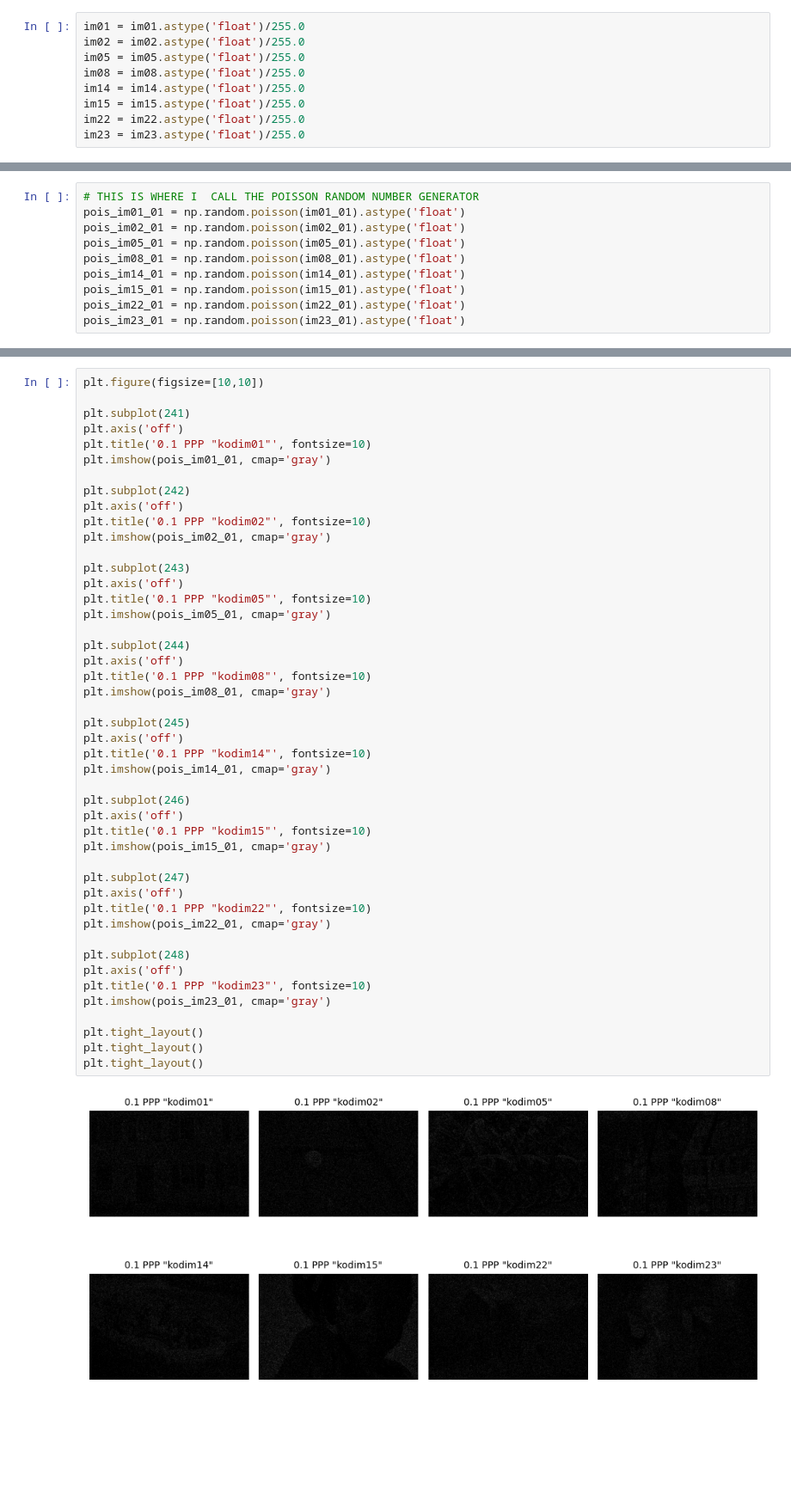
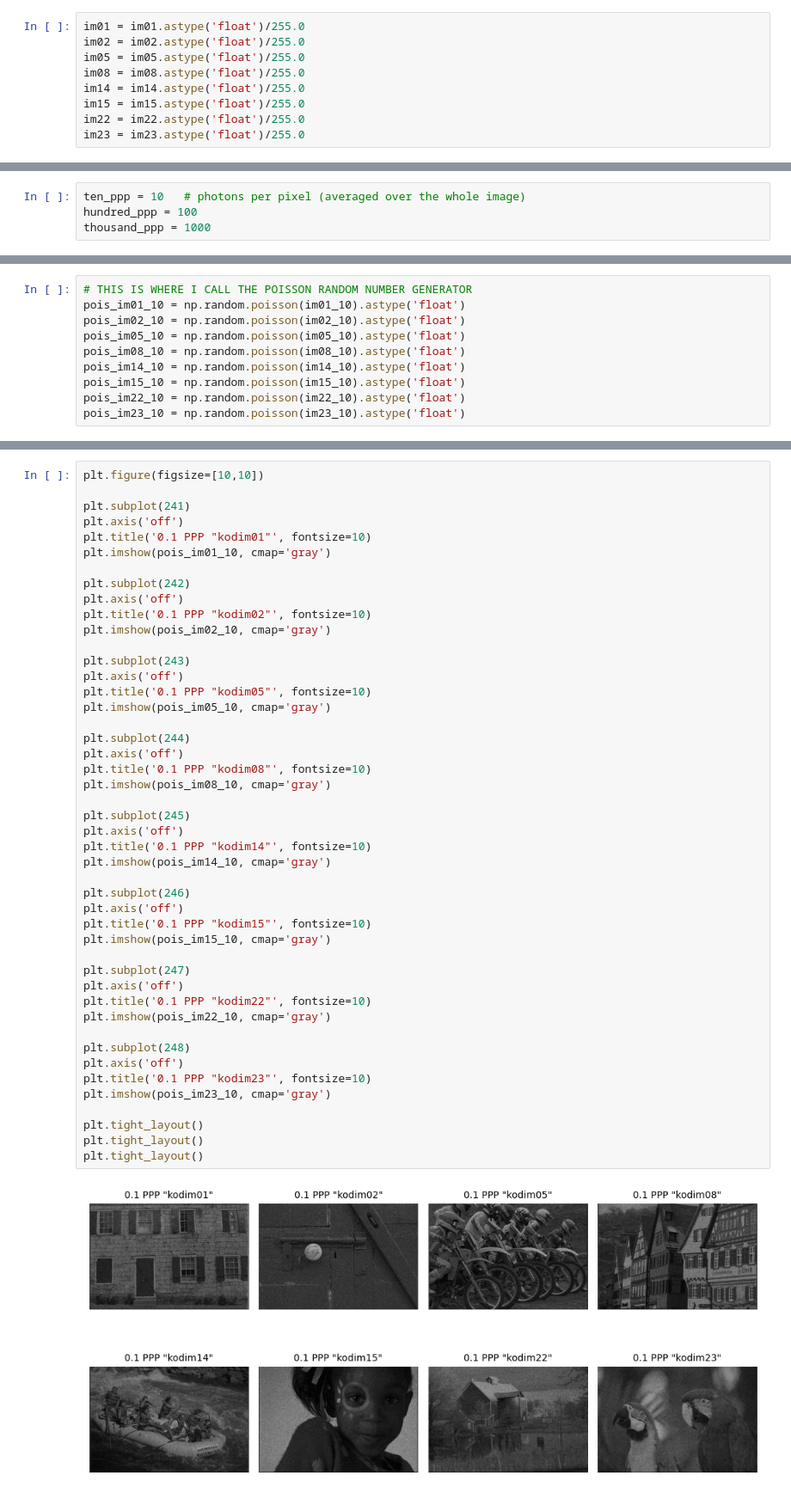
Before and after one commit to NAlexH2/compimgproj, a Jupyter notebook: Alex_Harris_Project_Checkin.ipynb, the cells around one changed output, grey strips where cells are left out. Shown at 86% size. Saved outputs shown, nothing was run; the diff lists cells and outputs as text; blank space fills up the shorter version.

```diff
--- a/Alex_Harris_Project_Checkin.ipynb
+++ b/Alex_Harris_Project_Checkin.ipynb
@@ -101 +124,5 @@ im23 = im23.astype('float')/255.0
+# %%
+ten_ppp = 10   # photons per pixel (averaged over the whole image)
+hundred_ppp = 100
+thousand_ppp = 1000
 # %%
@@ -132,10 +155,10 @@ im23_01 = im23 / im23.mean() * mean_ppp
 # %%
-# THIS IS WHERE I  CALL THE POISSON RANDOM NUMBER GENERATOR
-pois_im01_01 = np.random.poisson(im01_01).astype('float')
-pois_im02_01 = np.random.poisson(im02_01).astype('float')
-pois_im05_01 = np.random.poisson(im05_01).astype('float')
-pois_im08_01 = np.random.poisson(im08_01).astype('float')
-pois_im14_01 = np.random.poisson(im14_01).astype('float')
-pois_im15_01 = np.random.poisson(im15_01).astype('float')
-pois_im22_01 = np.random.poisson(im22_01).astype('float')
-pois_im23_01 = np.random.poisson(im23_01).astype('float')
+# THIS IS WHERE I CALL THE POISSON RANDOM NUMBER GENERATOR
+pois_im01_10 = np.random.poisson(im01_10).astype('float')
+pois_im02_10 = np.random.poisson(im02_10).astype('float')
+pois_im05_10 = np.random.poisson(im05_10).astype('float')
+pois_im08_10 = np.random.poisson(im08_10).astype('float')
+pois_im14_10 = np.random.poisson(im14_10).astype('float')
+pois_im15_10 = np.random.poisson(im15_10).astype('float')
+pois_im22_10 = np.random.poisson(im22_10).astype('float')
+pois_im23_10 = np.random.poisson(im23_10).astype('float')
@@ -145,46 +186,46 @@ plt.figure(figsize=[10,10])
 plt.subplot(241)
 plt.axis('off')
 plt.title('0.1 PPP "kodim01"', fontsize=10)
-plt.imshow(pois_im01_01, cmap='gray')
+plt.imshow(pois_im01_10, cmap='gray')
 
 plt.subplot(242)
 plt.axis('off')
 plt.title('0.1 PPP "kodim02"', fontsize=10)
-plt.imshow(pois_im02_01, cmap='gray')
+plt.imshow(pois_im02_10, cmap='gray')
 
 plt.subplot(243)
 plt.axis('off')
 plt.title('0.1 PPP "kodim05"', fontsize=10)
-plt.imshow(pois_im05_01, cmap='gray')
+plt.imshow(pois_im05_10, cmap='gray')
 
 plt.subplot(244)
 plt.axis('off')
 plt.title('0.1 PPP "kodim08"', fontsize=10)
-plt.imshow(pois_im08_01, cmap='gray')
+plt.imshow(pois_im08_10, cmap='gray')
 
 plt.subplot(245)
 plt.axis('off')
 plt.title('0.1 PPP "kodim14"', fontsize=10)
-plt.imshow(pois_im14_01, cmap='gray')
+plt.imshow(pois_im14_10, cmap='gray')
 
 plt.subplot(246)
 plt.axis('off')
 plt.title('0.1 PPP "kodim15"', fontsize=10)
-plt.imshow(pois_im15_01, cmap='gray')
+plt.imshow(pois_im15_10, cmap='gray')
 
 plt.subplot(247)
 plt.axis('off')
 plt.title('0.1 PPP "kodim22"', fontsize=10)
-plt.imshow(pois_im22_01, cmap='gray')
+plt.imshow(pois_im22_10, cmap='gray')
 
 plt.subplot(248)
 plt.axis('off')
 plt.title('0.1 PPP "kodim23"', fontsize=10)
-plt.imshow(pois_im23_01, cmap='gray')
+plt.imshow(pois_im23_10, cmap='gray')
 
 plt.tight_layout()
 plt.tight_layout()
 plt.tight_layout()
 # %% [output]
-[figure, old version]
+[figure, new version]
 # %%
```
Also changed, not shown: parts of 18 cells of this notebook.
